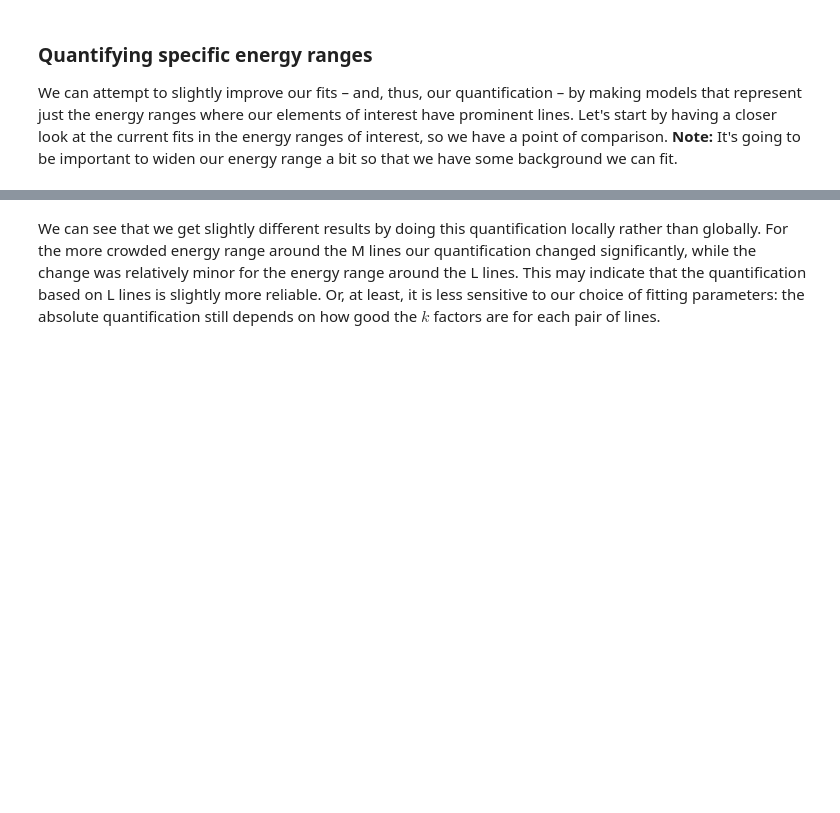
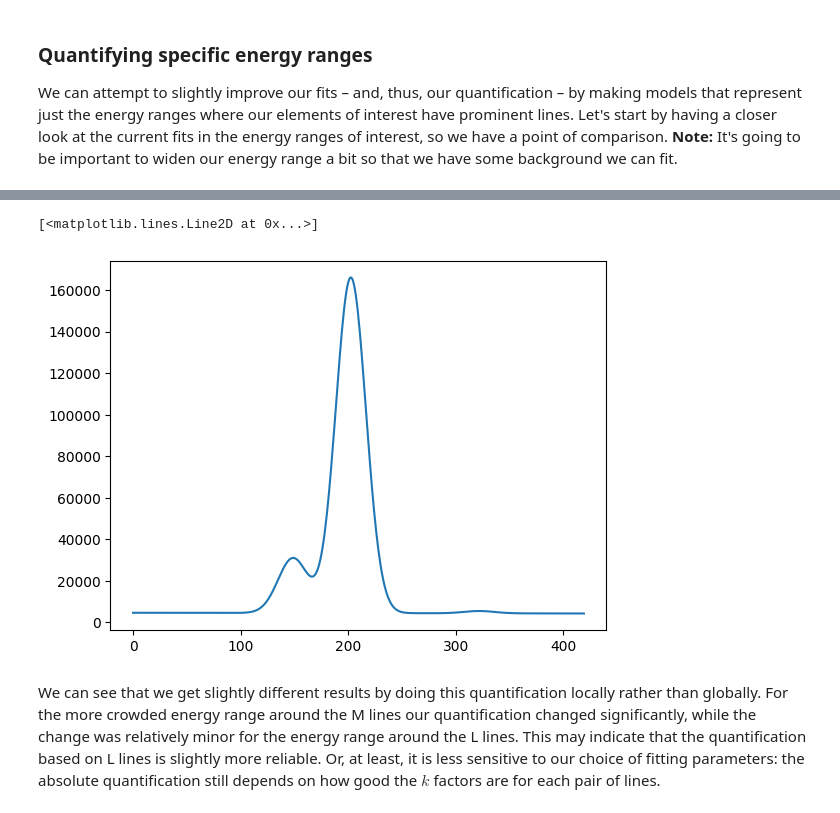
Before and after one commit to realitychemist/data_analysis_scripts, a Jupyter notebook: edxs_quant.ipynb, the cells around one changed output, grey strips where cells are left out. Saved outputs shown, nothing was run; the diff lists cells and outputs as text; code cells hidden in the pictures; blank space fills up the shorter version.

```diff
--- a/edxs_quant.ipynb
+++ b/edxs_quant.ipynb
@@ -410,6 +411,12 @@ print("From Ma lines (local fitting):\n"
 From Ma lines (local fitting):
 Au: 86.2%
 Pt: 13.8%
+# %%
+modelline = l_model._get_current_data()
+plt.plot(modelline)
+# %% [output]
+[<matplotlib.lines.Line2D at 0x...>]
+[figure, added]
 # %% [markdown]
 We can see that we get slightly different results by doing this quantification locally rather than globally. For the more crowded energy range around the M lines our quantification changed significantly, while the change was relatively minor for the energy range around the L lines. This may indicate that the quantification based on L lines is slightly more reliable. Or, at least, it is less sensitive to our choice of fitting parameters: the absolute quantification still depends on how good the $k$ factors are for each pair of lines.
 # %% [markdown]
```
Also changed, not shown: parts of 24 cells of this notebook, 3 other files.
